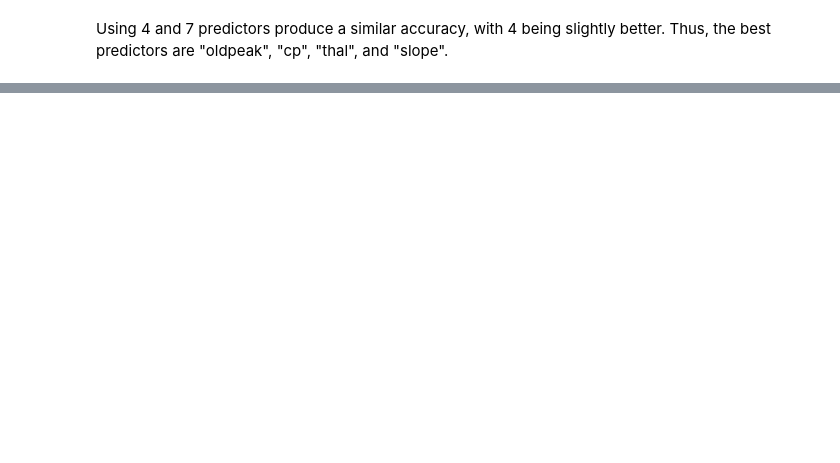
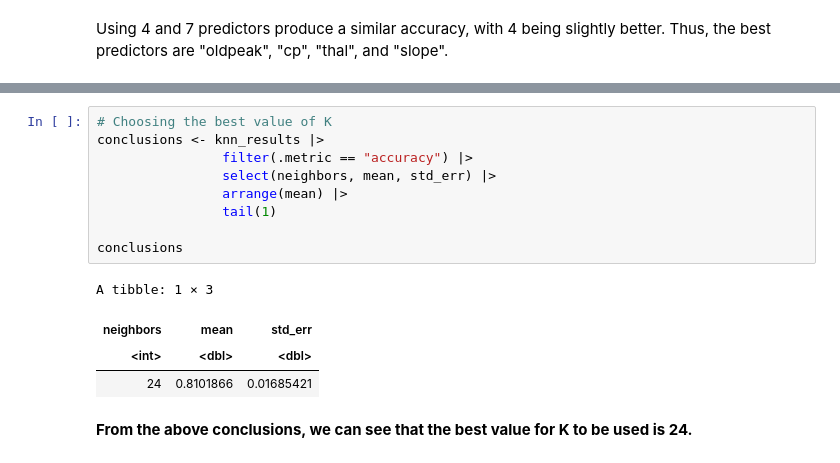
Before and after one commit to xenshreyas/Heart-Disease-Analysis, a Jupyter notebook: heart_data_analysis.ipynb, the cells around one changed output, grey strips where cells are left out. Saved outputs shown, nothing was run; the diff lists cells and outputs as text; blank space fills up the shorter version.

Commit message:
Selecting the best value of K
K = 24 is best

```diff
--- a/heart_data_analysis.ipynb
+++ b/heart_data_analysis.ipynb
@@ -200,0 +266,16 @@ Using 4 and 7 predictors produce a similar accuracy, with 4 being slightly bette
+# %%
+# Choosing the best value of K
+conclusions <- knn_results |>
+                filter(.metric == "accuracy") |>
+                select(neighbors, mean, std_err) |>
+                arrange(mean) |>
+                tail(1)
+
+conclusions
+# %% [output]
+A tibble: 1 × 3
+| neighbors | mean | std_err |
+| <int> | <dbl> | <dbl> |
+| 24 | 0.8101866 | 0.01685421 |
+# %% [markdown]
+**From the above conclusions, we can see that the best value for K to be used is 24.**
```
Also changed, not shown: parts of 10 cells of this notebook.
